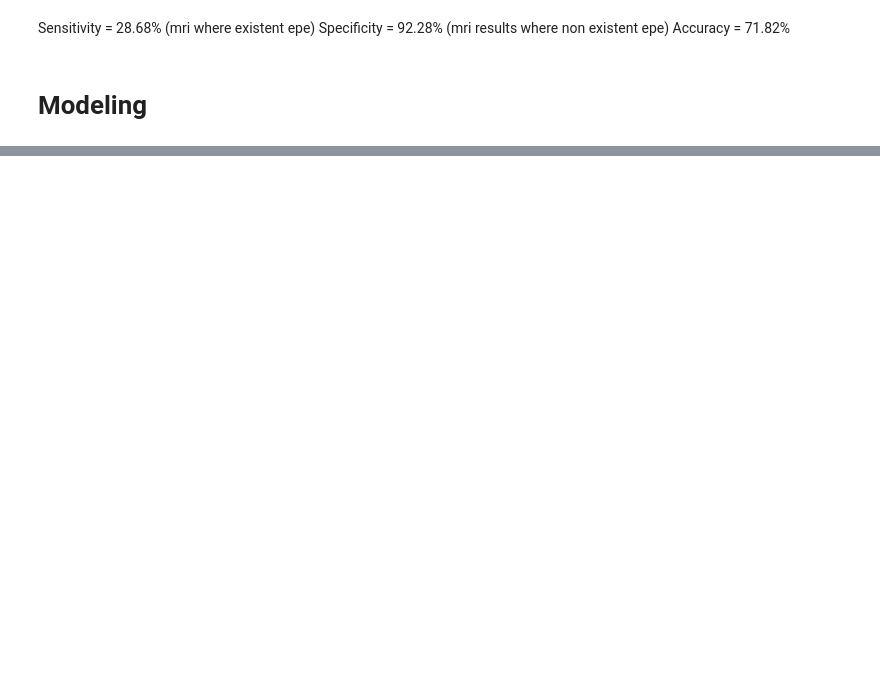
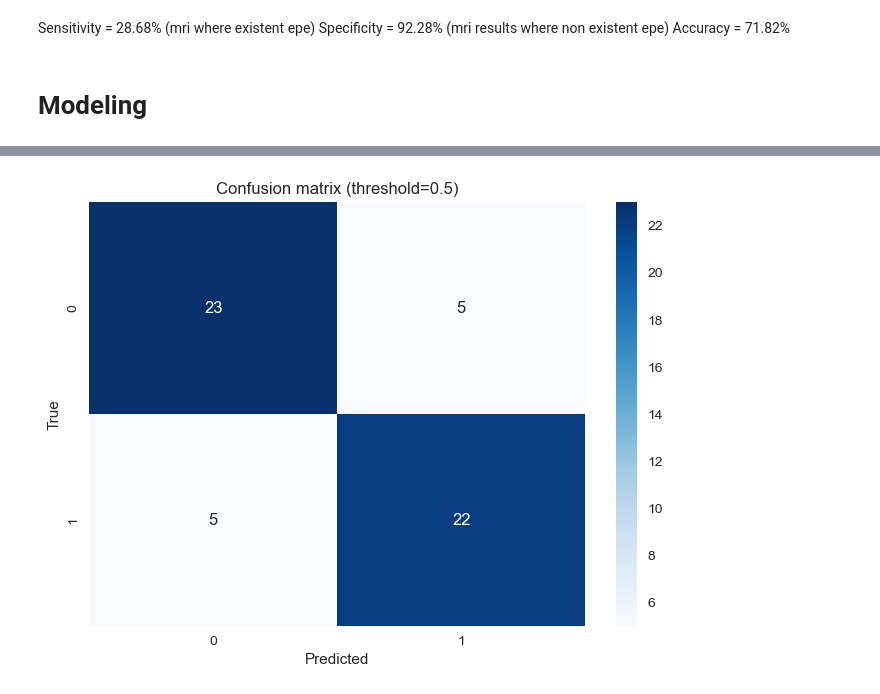
Before and after one commit to PiotrRenk/microscopic-epe-proj, a Jupyter notebook: notebooks/epe_biopsy.ipynb, the cells around one changed output, grey strips where cells are left out. Saved outputs shown, nothing was run; the diff lists cells and outputs as text; code cells hidden in the pictures; blank space fills up the shorter version.

```diff
--- a/notebooks/epe_biopsy.ipynb
+++ b/notebooks/epe_biopsy.ipynb
@@ -163,0 +188,41 @@ plot_confusion_matrix(y_true, y_pred_probs=y_pred_probs, threshold=0.5)
+# %%
+model = XGBClassifier(random_state=2)
+X = model_df[continueous + categorical]
+y = model_df[target]
+
+num_pipeline = Pipeline(steps=[
+    ('impute', SimpleImputer(strategy='median')),
+])
+cat_pipeline = Pipeline(steps=[
+    ('impute', SimpleImputer(strategy='most_frequent')),
+])
+preprocessor = ColumnTransformer(transformers=[
+    ('num', num_pipeline, continueous),
+    ('cat', cat_pipeline, categorical)
+])
+
+preprocessor.fit(X)
+X_imputed = preprocessor.transform(X)
+smote = SMOTE(random_state=42)
+X_smote, y_smote = smote.fit_resample(X_imputed, y)
+X_smote_df = pd.DataFrame(X_smote, columns=continueous + categorical)
+
+param_grid = {
+    'classifier__learning_rate': [0.05, 0.1, 0.2],
+    'classifier__n_estimators': [200, 400, 800],
+    'classifier__max_depth': [3, 6, 9],
+    'classifier__subsample': [0.8, 0.9, 1.0],
+    'classifier__colsample_bytree': [0.8, 0.9, 1.0],
+    'classifier__gamma': [0, 0.1, 0.2]
+}
+
+#brier score and tuning test split = 0.1
+y_true, y_pred, y_pred_probs, false_positive_rate, true_positive_rate, total_roc_auc, trained_model, best_params = train_and_evaluate_model(
+    model, X_smote_df, y_smote, continueous, categorical, n_folds=5, tune_params=True, param_grid=param_grid, tuning_scoring='neg_brier_score', tuning_test_size=0.1
+    )
+untrained_model = model.set_params(**best_params)
+
+plot_roc(false_positive_rate, true_positive_rate, total_roc_auc)
+plot_confusion_matrix(y_true, y_pred)
+plot_feature_importances(trained_model, X, y)
+plot_discrimination_threshold(untrained_model, X, y)
@@ -163,0 +258,4 @@ plot_confusion_matrix(y_true, y_pred_probs=y_pred_probs, threshold=0.5)
+# %%
+plot_confusion_matrix(y_true, y_pred, threshold=0.5)
+# %% [output]
+[figure, added]
```
Also changed, not shown: parts of 15 cells of this notebook.
